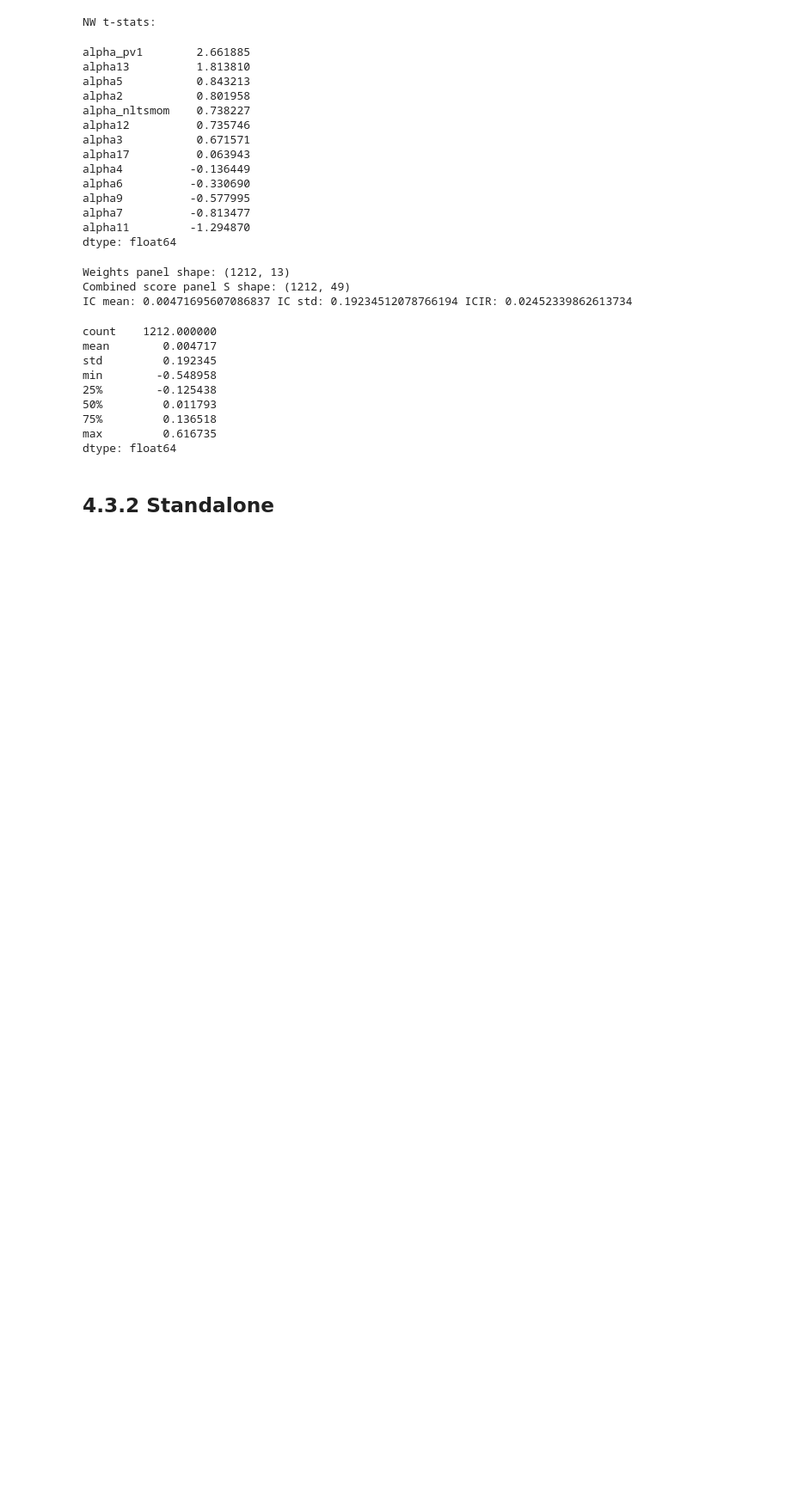
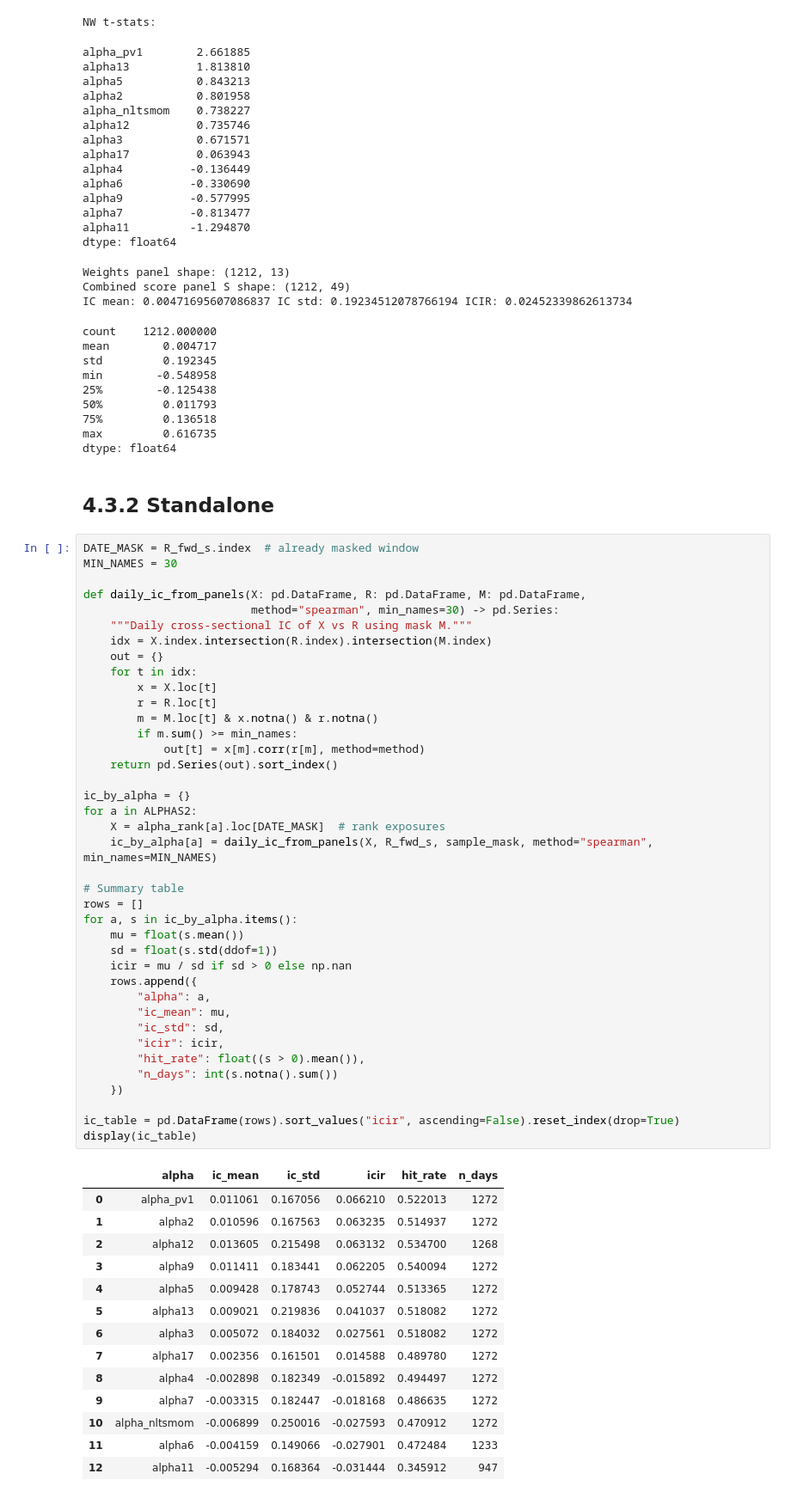
Before and after one commit to Yzc20060417/Multi-Factor-Equities-Investing, a Jupyter notebook: notebooks/Collinearity Analysis.ipynb, the cells around one changed output. Shown at 86% size. Drawn from its saved outputs; the diff is of its cells as text; blank space fills up the shorter version.

```diff
--- a/notebooks/Collinearity Analysis.ipynb
+++ b/notebooks/Collinearity Analysis.ipynb
@@ -1137,3 +1137,57 @@ max         0.616735
 dtype: float64
 # %% [markdown]
 ## 4.3.2 Standalone
+# %%
+DATE_MASK = R_fwd_s.index  # already masked window
+MIN_NAMES = 30
+
+def daily_ic_from_panels(X: pd.DataFrame, R: pd.DataFrame, M: pd.DataFrame,
+                         method="spearman", min_names=30) -> pd.Series:
+    """Daily cross-sectional IC of X vs R using mask M."""
+    idx = X.index.intersection(R.index).intersection(M.index)
+    out = {}
+    for t in idx:
+        x = X.loc[t]
+        r = R.loc[t]
+        m = M.loc[t] & x.notna() & r.notna()
+        if m.sum() >= min_names:
+            out[t] = x[m].corr(r[m], method=method)
+    return pd.Series(out).sort_index()
+
+ic_by_alpha = {}
+for a in ALPHAS2:
+    X = alpha_rank[a].loc[DATE_MASK]  # rank exposures
+    ic_by_alpha[a] = daily_ic_from_panels(X, R_fwd_s, sample_mask, method="spearman", min_names=MIN_NAMES)
+
+# Summary table
+rows = []
+for a, s in ic_by_alpha.items():
+    mu = float(s.mean())
+    sd = float(s.std(ddof=1))
+    icir = mu / sd if sd > 0 else np.nan
+    rows.append({
+        "alpha": a,
+        "ic_mean": mu,
+        "ic_std": sd,
+        "icir": icir,
+        "hit_rate": float((s > 0).mean()),
+        "n_days": int(s.notna().sum())
+    })
+
+ic_table = pd.DataFrame(rows).sort_values("icir", ascending=False).reset_index(drop=True)
+display(ic_table)
+# %% [output]
+|  | alpha | ic_mean | ic_std | icir | hit_rate | n_days |
+| 0 | alpha_pv1 | 0.011061 | 0.167056 | 0.066210 | 0.522013 | 1272 |
+| 1 | alpha2 | 0.010596 | 0.167563 | 0.063235 | 0.514937 | 1272 |
+| 2 | alpha12 | 0.013605 | 0.215498 | 0.063132 | 0.534700 | 1268 |
+| 3 | alpha9 | 0.011411 | 0.183441 | 0.062205 | 0.540094 | 1272 |
+| 4 | alpha5 | 0.009428 | 0.178743 | 0.052744 | 0.513365 | 1272 |
+| 5 | alpha13 | 0.009021 | 0.219836 | 0.041037 | 0.518082 | 1272 |
+| 6 | alpha3 | 0.005072 | 0.184032 | 0.027561 | 0.518082 | 1272 |
+| 7 | alpha17 | 0.002356 | 0.161501 | 0.014588 | 0.489780 | 1272 |
+| 8 | alpha4 | -0.002898 | 0.182349 | -0.015892 | 0.494497 | 1272 |
+| 9 | alpha7 | -0.003315 | 0.182447 | -0.018168 | 0.486635 | 1272 |
+| 10 | alpha_nltsmom | -0.006899 | 0.250016 | -0.027593 | 0.470912 | 1272 |
+| 11 | alpha6 | -0.004159 | 0.149066 | -0.027901 | 0.472484 | 1233 |
+| 12 | alpha11 | -0.005294 | 0.168364 | -0.031444 | 0.345912 | 947 |
```
